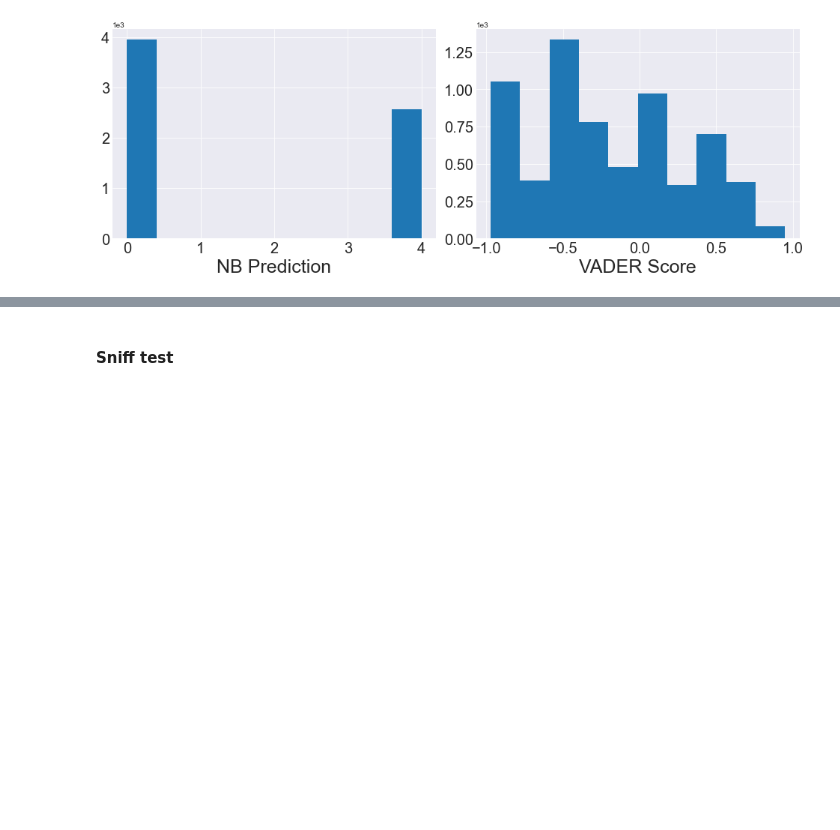
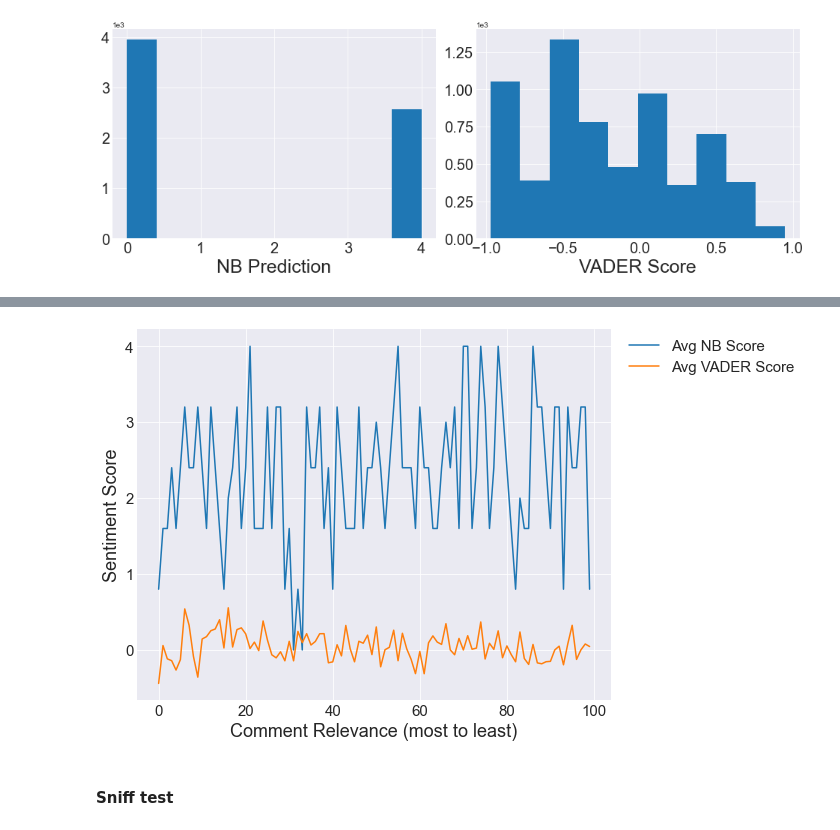
Before and after one commit to keaturner55/yt-comments-practicum, a Jupyter notebook: yt_comment_analysis.ipynb, the cells around one changed output, grey strips where cells are left out. Drawn from its saved outputs; the diff is of its cells as text; code cells hidden in the pictures; blank space fills up the shorter version.

```diff
--- a/yt_comment_analysis.ipynb
+++ b/yt_comment_analysis.ipynb
@@ -170,3 +172,22 @@ ax.spines['top'].set_visible(False)
+# %%
+# discretize the scores into 100 bins and take the average
+testdf['relevance_bin'] = pd.cut(testdf['index'], 100)
+bin_scores = testdf.groupby("relevance_bin").aggregate({"nb_score":"mean","vader_score":"mean"}).reset_index()
+bin_scores['mid'] = bin_scores['relevance_bin'].apply(lambda x: (x.left + x.right)/2)
+# %%
+fig, ax = plt.subplots(figsize = (10,6))
+ax.plot(bin_scores['mid'],bin_scores['nb_score'], label="Avg NB Score")
+ax.plot(bin_scores['mid'],bin_scores['vader_score'], label="Avg VADER Score")
+ax.set_xlabel("Comment Relevance (most to least)",size = 18)
+ax.set_ylabel("Sentiment Score",size = 18)
+ax.tick_params(axis='x', labelsize= 15)
+ax.tick_params(axis='y', labelsize= 15)
+ax.spines['right'].set_visible(False)
+ax.spines['top'].set_visible(False)
+ax.legend(fontsize = 15, bbox_to_anchor=(1.01,1.01))
+plt.tight_layout()
+# %% [output]
+[figure, added]
 # %% [markdown]
 #### Sniff test
 # %%
```
Also changed, not shown: parts of 23 cells of this notebook, 1 other file.
